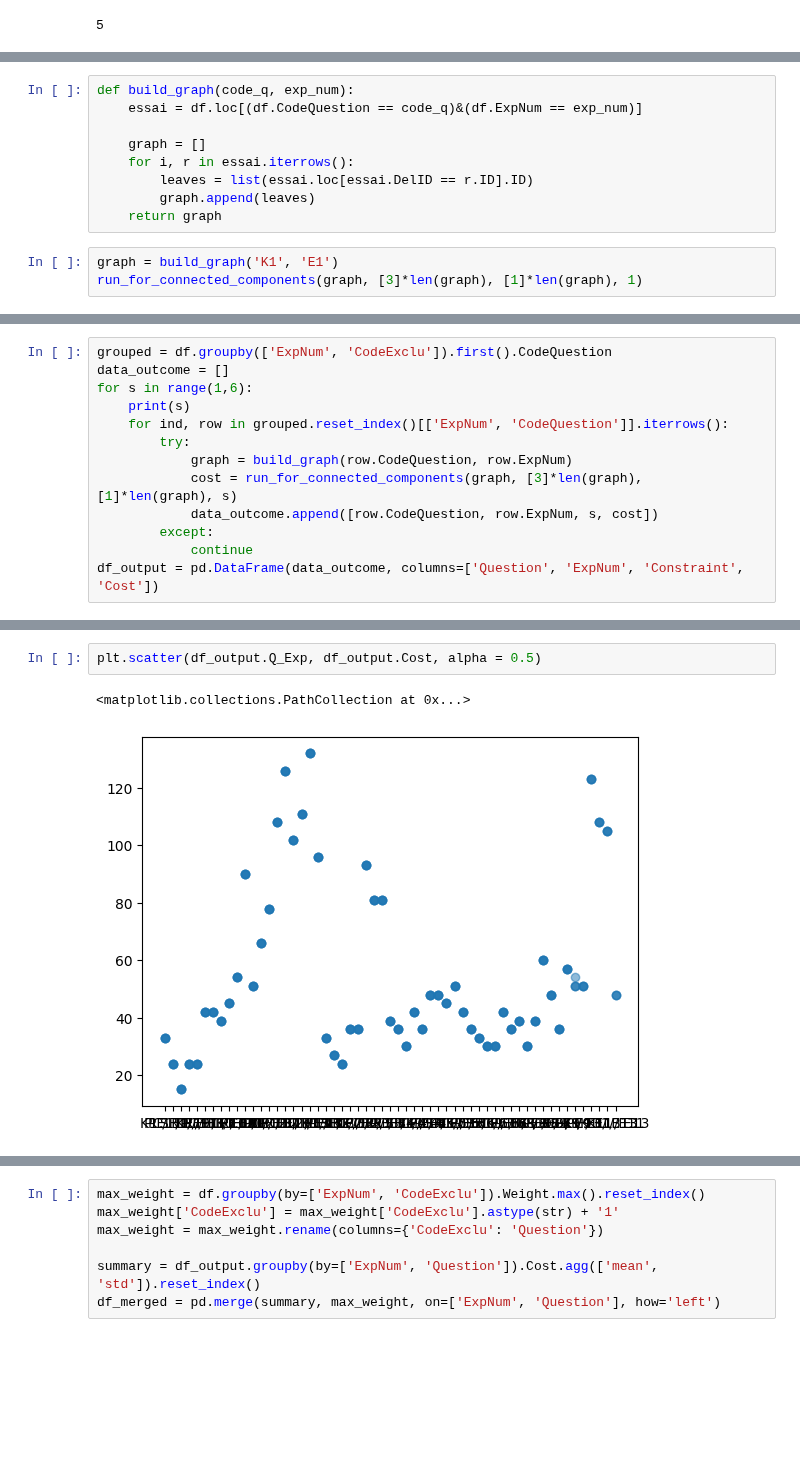
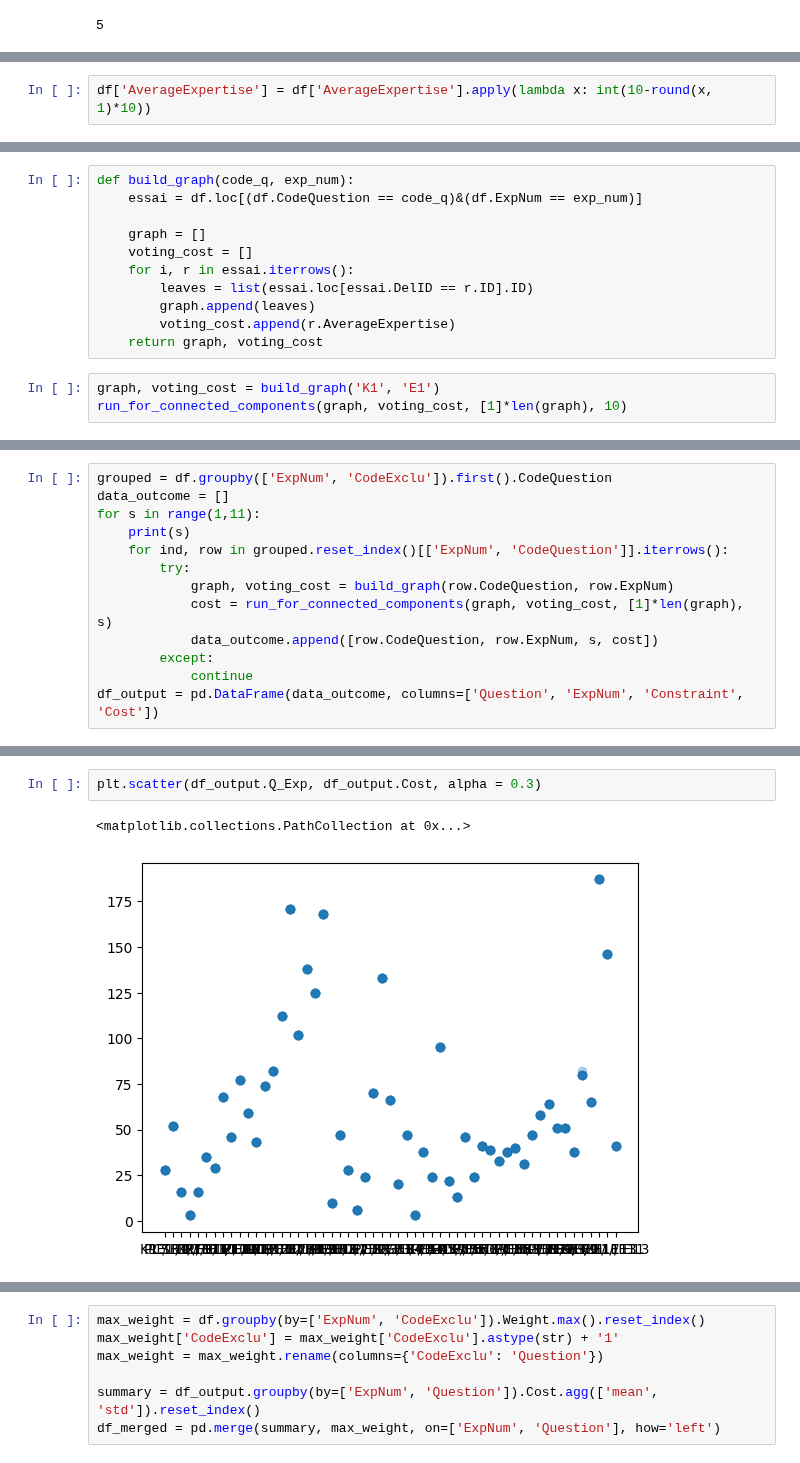
Before and after one commit to ManRev/cost_liquid_democracy, a Jupyter notebook: costly_democracy.ipynb, the cells around one changed output, grey strips where cells are left out. Saved outputs shown, nothing was run; the diff lists cells and outputs as text; blank space fills up the shorter version.

```diff
--- a/costly_democracy.ipynb
+++ b/costly_democracy.ipynb
@@ -406,0 +415,2 @@ df = pd.read_csv('data.csv')
+# %%
+df['AverageExpertise'] = df['AverageExpertise'].apply(lambda x: int(10-round(x, 1)*10))
@@ -409,11 +434,13 @@ def build_graph(code_q, exp_num):
     essai = df.loc[(df.CodeQuestion == code_q)&(df.ExpNum == exp_num)]
 
     graph = []
+    voting_cost = []
     for i, r in essai.iterrows():
         leaves = list(essai.loc[essai.DelID == r.ID].ID)
         graph.append(leaves)
-    return graph
+        voting_cost.append(r.AverageExpertise)
+    return graph, voting_cost
 # %%
-graph = build_graph('K1', 'E1')
-run_for_connected_components(graph, [3]*len(graph), [1]*len(graph), 1)
+graph, voting_cost = build_graph('K1', 'E1')
+run_for_connected_components(graph, voting_cost, [1]*len(graph), 10)
 # %% [output]
@@ -421,12 +448,12 @@ run_for_connected_components(graph, [3]*len(graph), [1]*len(graph), 1)
 # %%
 grouped = df.groupby(['ExpNum', 'CodeExclu']).first().CodeQuestion
 data_outcome = []
-for s in range(1,6):
+for s in range(1,11):
     print(s)
     for ind, row in grouped.reset_index()[['ExpNum', 'CodeQuestion']].iterrows():
         try:
-            graph = build_graph(row.CodeQuestion, row.ExpNum)
-            cost = run_for_connected_components(graph, [3]*len(graph), [1]*len(graph), s)
+            graph, voting_cost = build_graph(row.CodeQuestion, row.ExpNum)
+            cost = run_for_connected_components(graph, voting_cost, [1]*len(graph), s)
             data_outcome.append([row.CodeQuestion, row.ExpNum, s, cost])
         except:
             continue
@@ -475,10 +507,10 @@ TT1 / E13        True
 TTT1 / E13       True
 Name: Cost, dtype: bool
 # %%
-plt.scatter(df_output.Q_Exp, df_output.Cost, alpha = 0.5)
+plt.scatter(df_output.Q_Exp, df_output.Cost, alpha = 0.3)
 # %% [output]
 <matplotlib.collections.PathCollection at 0x...>
-[figure, old version]
+[figure, new version]
 # %%
 data_outcome = []
 for s in [1]:
```
Also changed, not shown: parts of 8 cells of this notebook.
